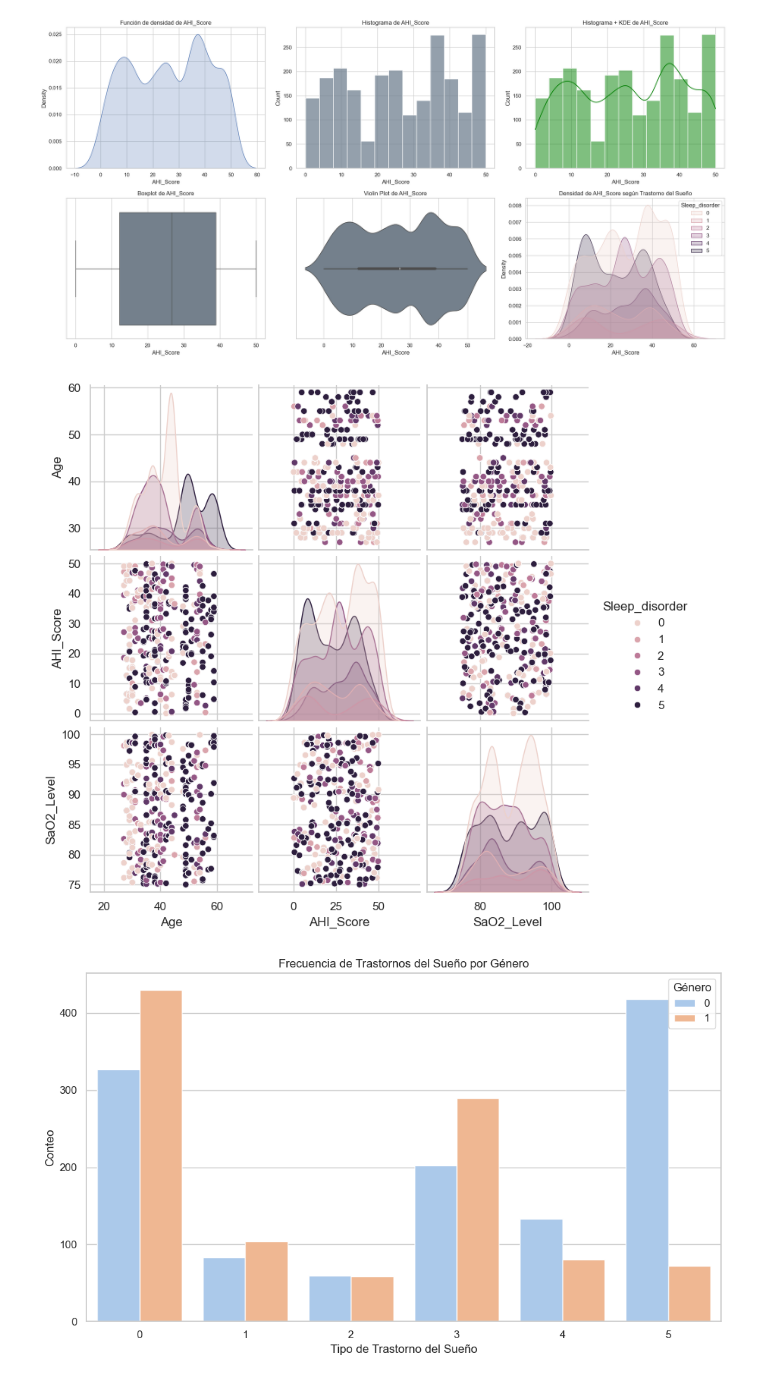
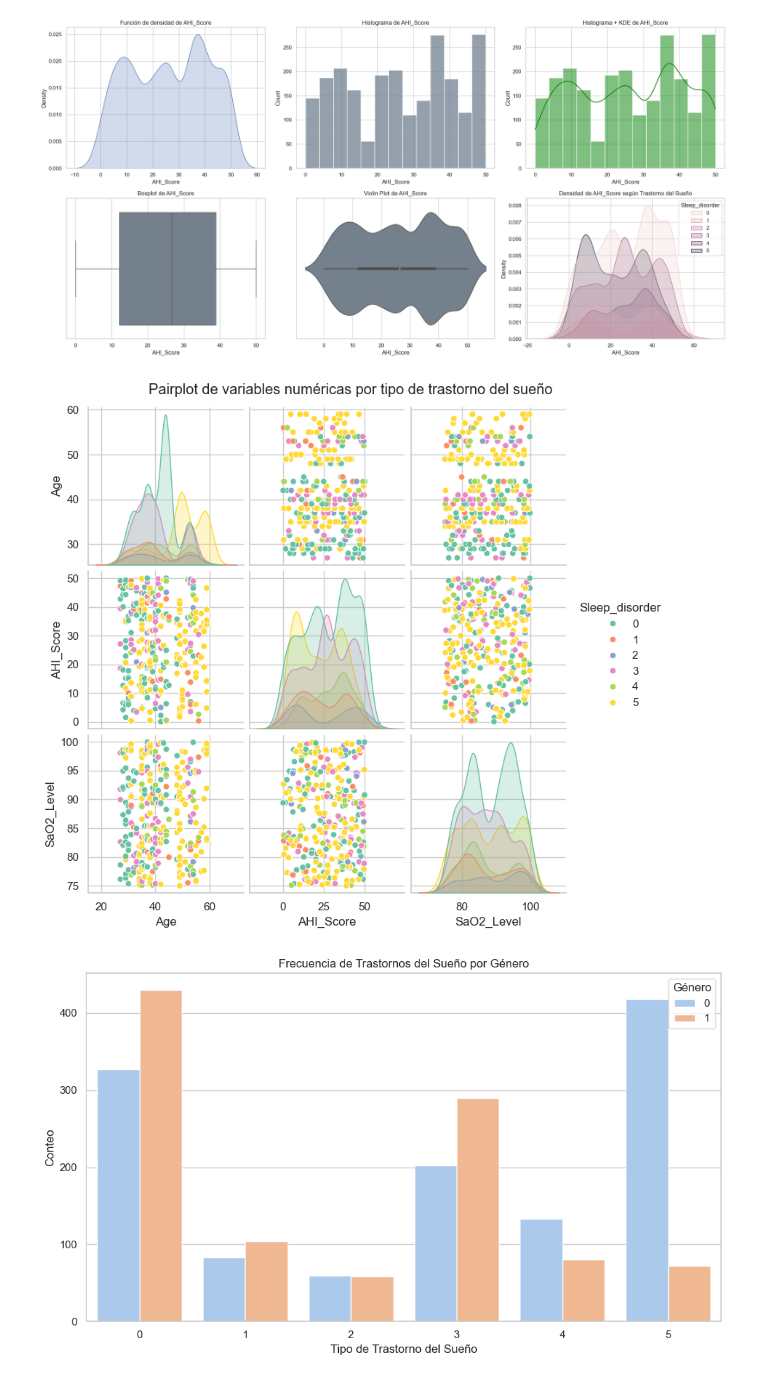
Before and after one commit to NaiSaratxaga/ML_sleep_lifestyle_predictor, a Jupyter notebook: notebooks/02_Limpieza_EDA.ipynb, the cells around one changed output. Drawn from its saved outputs; the diff is of its cells as text; code cells hidden in the pictures.

```diff
--- a/notebooks/02_Limpieza_EDA.ipynb
+++ b/notebooks/02_Limpieza_EDA.ipynb
@@ -628,12 +643,13 @@ plt.tight_layout()
 plt.show()
 # %% [output]
 [figure]
-# %%
-# Pairplot: variables numéricas vs tipo de trastorno del sueño
-sns.pairplot(df_combined, hue='Sleep_disorder', vars=['Age', 'AHI_Score', 'SaO2_Level'])
-plt.show()
-# %% [output]
-[figure, removed]
+# %%
+# Pairplot de las variables numéricas coloreado por tipo de trastorno del sueño
+sns.pairplot(df_combined[num_cols + ['Sleep_disorder']], hue='Sleep_disorder', palette='Set2', diag_kind='kde')
+plt.suptitle('Pairplot de variables numéricas por tipo de trastorno del sueño', y=1.02)
+plt.show()
+# %% [output]
+[figure, added]
 # %%
 # Género vs. Tipo de Trastorno
 
```
Also changed, not shown: parts of 10 cells of this notebook, 3 other files.
